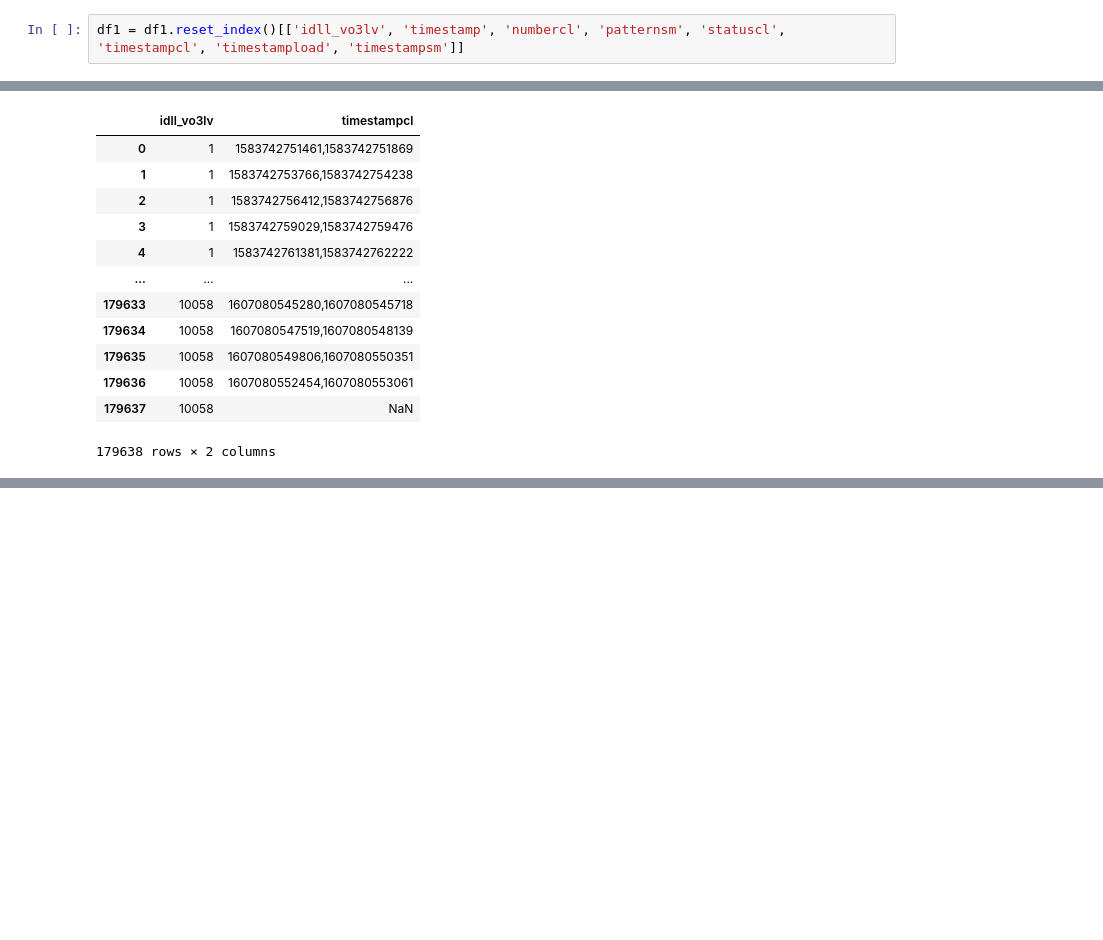
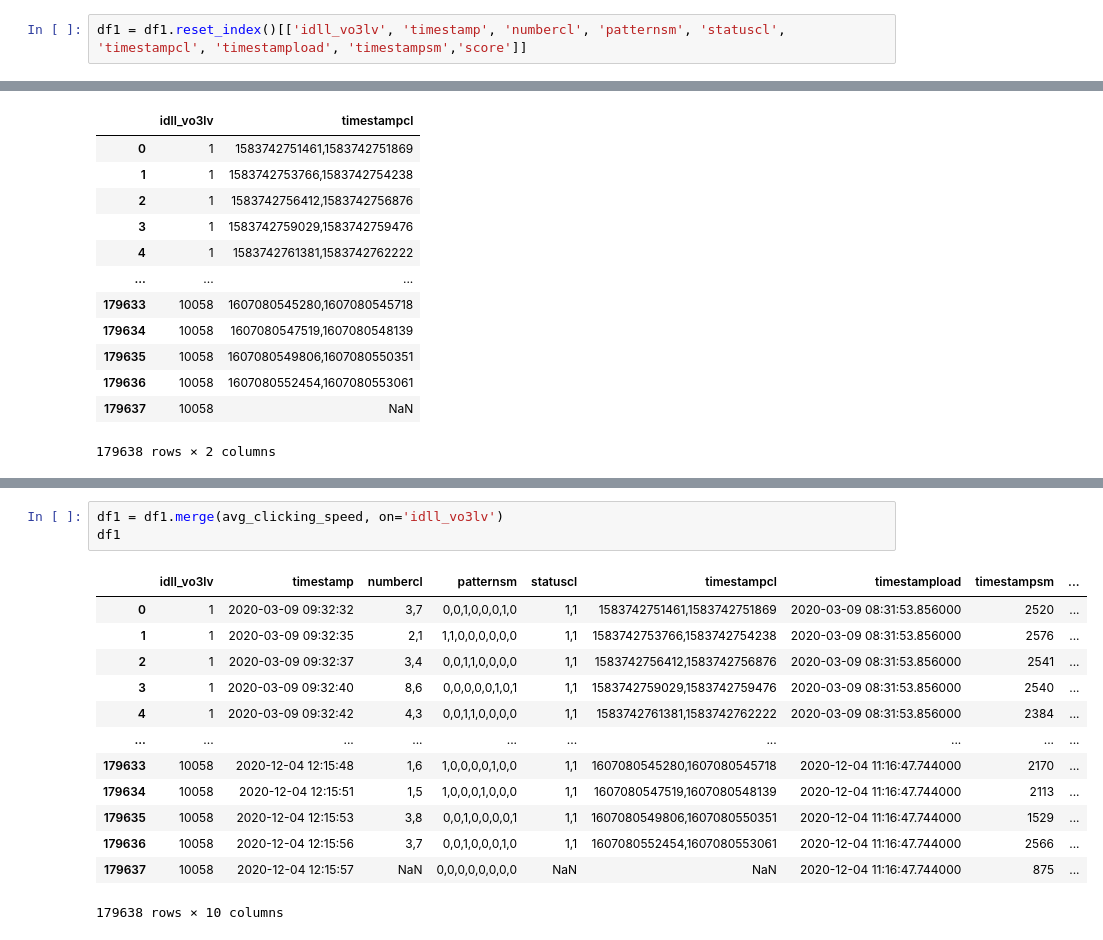
Before and after one commit to MarjoleinvdE/1-4-5, a Jupyter notebook: data/timestrat.ipynb, the cells around one changed output, grey strips where cells are left out. Drawn from its saved outputs; the diff is of its cells as text; blank space fills up the shorter version.

```diff
--- a/data/timestrat.ipynb
+++ b/data/timestrat.ipynb
@@ -34,5 +34,5 @@ seaborn version: 0.13.0
 # %%
-df1 = df1.reset_index()[['idll_vo3lv', 'timestamp', 'numbercl', 'patternsm', 'statuscl', 'timestampcl', 'timestampload', 'timestampsm']]
+df1 = df1.reset_index()[['idll_vo3lv', 'timestamp', 'numbercl', 'patternsm', 'statuscl', 'timestampcl', 'timestampload', 'timestampsm','score']]
 # %%
 selected_columns = df1[['idll_vo3lv', 'timestampcl']]
 selected_columns
@@ -75,0 +142,17 @@ selected_columns
+# %%
+df1 = df1.merge(avg_clicking_speed, on='idll_vo3lv')
+df1
+# %% [output]
+|  | idll_vo3lv | timestamp | numbercl | patternsm | statuscl | timestampcl | timestampload | timestampsm | ... |
+| 0 | 1 | 2020-03-09 09:32:32 | 3,7 | 0,0,1,0,0,0,1,0 | 1,1 | 1583742751461,1583742751869 | 2020-03-09 08:31:53.856000 | 2520 | ... |
+| 1 | 1 | 2020-03-09 09:32:35 | 2,1 | 1,1,0,0,0,0,0,0 | 1,1 | 1583742753766,1583742754238 | 2020-03-09 08:31:53.856000 | 2576 | ... |
+| 2 | 1 | 2020-03-09 09:32:37 | 3,4 | 0,0,1,1,0,0,0,0 | 1,1 | 1583742756412,1583742756876 | 2020-03-09 08:31:53.856000 | 2541 | ... |
+| 3 | 1 | 2020-03-09 09:32:40 | 8,6 | 0,0,0,0,0,1,0,1 | 1,1 | 1583742759029,1583742759476 | 2020-03-09 08:31:53.856000 | 2540 | ... |
+| 4 | 1 | 2020-03-09 09:32:42 | 4,3 | 0,0,1,1,0,0,0,0 | 1,1 | 1583742761381,1583742762222 | 2020-03-09 08:31:53.856000 | 2384 | ... |
+| ... | ... | ... | ... | ... | ... | ... | ... | ... | ... |
+| 179633 | 10058 | 2020-12-04 12:15:48 | 1,6 | 1,0,0,0,0,1,0,0 | 1,1 | 1607080545280,1607080545718 | 2020-12-04 11:16:47.744000 | 2170 | ... |
+| 179634 | 10058 | 2020-12-04 12:15:51 | 1,5 | 1,0,0,0,1,0,0,0 | 1,1 | 1607080547519,1607080548139 | 2020-12-04 11:16:47.744000 | 2113 | ... |
+| 179635 | 10058 | 2020-12-04 12:15:53 | 3,8 | 0,0,1,0,0,0,0,1 | 1,1 | 1607080549806,1607080550351 | 2020-12-04 11:16:47.744000 | 1529 | ... |
+| 179636 | 10058 | 2020-12-04 12:15:56 | 3,7 | 0,0,1,0,0,0,1,0 | 1,1 | 1607080552454,1607080553061 | 2020-12-04 11:16:47.744000 | 2566 | ... |
+| 179637 | 10058 | 2020-12-04 12:15:57 | NaN | 0,0,0,0,0,0,0,0 | NaN | NaN | 2020-12-04 11:16:47.744000 | 875 | ... |
+179638 rows × 10 columns
```
Also changed, not shown: parts of 6 cells of this notebook, 2 other files.
